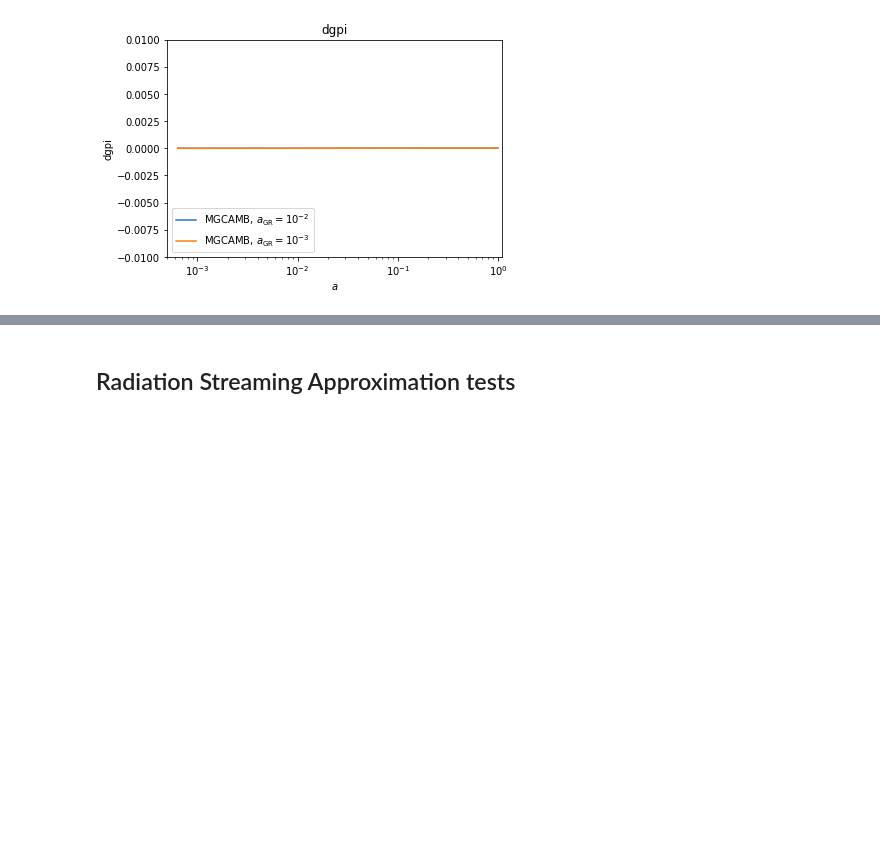
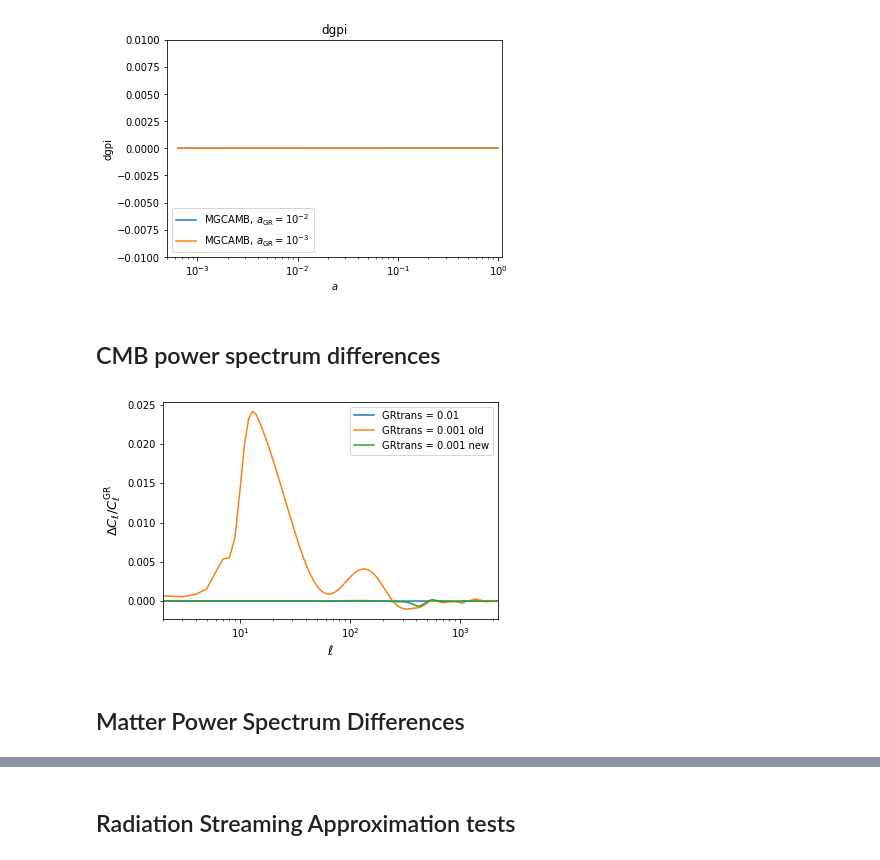
Before and after one commit to alexzucca90/MGCAMB, a Jupyter notebook: TestMGCAMB.ipynb, the cells around one changed output, grey strips where cells are left out. Saved outputs shown, nothing was run; the diff lists cells and outputs as text; code cells hidden in the pictures; blank space fills up the shorter version.

```diff
--- a/TestMGCAMB.ipynb
+++ b/TestMGCAMB.ipynb
@@ -106,7 +106,23 @@ plot('dgpi')
 plot_diff('dgpi')
 # %% [output]
 [figure]
+# %% [markdown]
+## CMB power spectrum differences
 # %%
 gr = np.loadtxt('./LCDM_std_mnu_0p06_new_scalCls.dat')
 mg1 = np.loadtxt('./LCDM_mg_mnu_0p06_grt_0p01_scalCls.dat')
-mg2 = np.loadtxt()
+mg2 = np.loadtxt('./LCDM_mg_mnu_0p06_grt_0p001_scalCls.dat')
+mg3 = np.loadtxt('./LCDM_mg_mnu_0p06_grt_0p001_new_scalCls.dat')
+# %%
+plt.semilogx(mg1[:,0], (mg1[:,1]-gr[:,1])/gr[:,1], label='GRtrans = 0.01')
+plt.semilogx(mg2[:,0], (mg2[:,1]-gr[:,1])/gr[:,1], label='GRtrans = 0.001 old')
+plt.semilogx(mg3[:,0], (mg3[:,1]-gr[:,1])/gr[:,1], label='GRtrans = 0.001 new')
+plt.legend(loc='upper right')
+plt.xlabel(r'$\ell$', fontsize=13)
+plt.ylabel(r'$\Delta C_{\ell} / C_{\ell}^{\rm GR}$ ', fontsize=13)
+plt.xlim(2,2200)
+plt.show()
+# %% [output]
+[figure, added]
+# %% [markdown]
+## Matter Power Spectrum Differences
```
Also changed, not shown: parts of 2 cells of this notebook.
